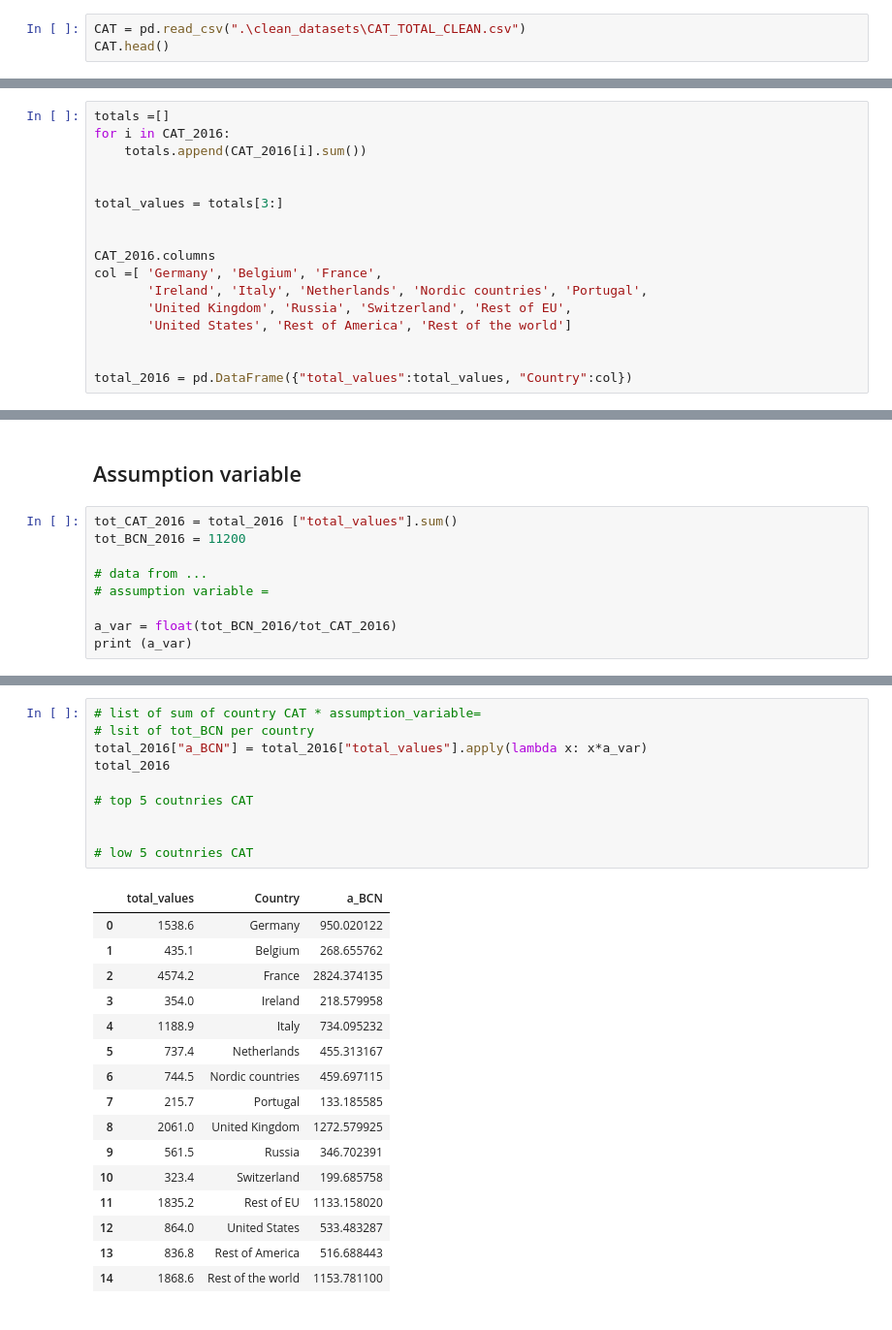
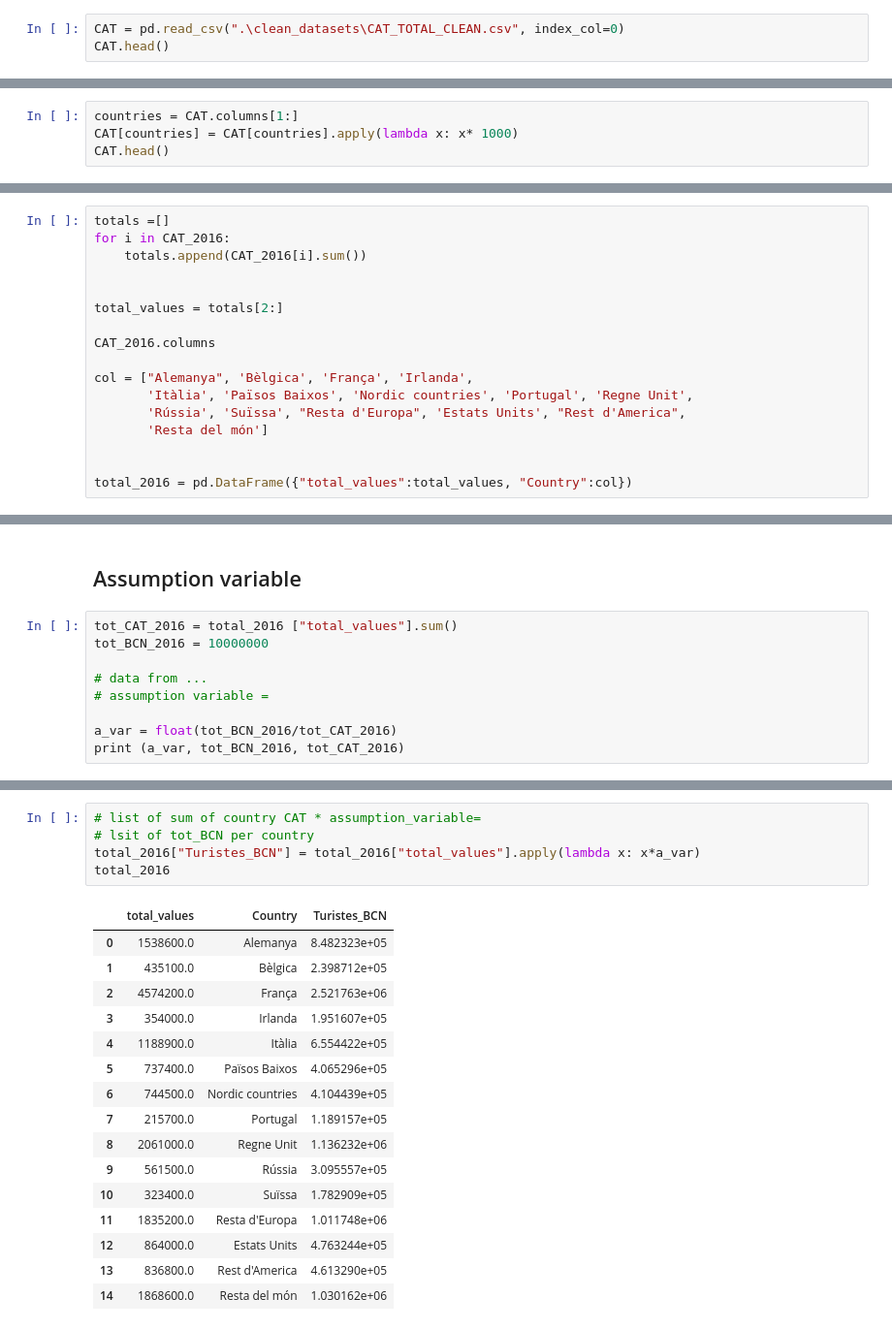
Before and after one commit to FHnt97/Project-Week-2-Barcelona, a Jupyter notebook: your-project/Query 2016.ipynb, the cells around one changed output, grey strips where cells are left out. Shown at 97% size. Saved outputs shown, nothing was run; the diff lists cells and outputs as text.

```diff
--- a/your-project/Query 2016.ipynb
+++ b/your-project/Query 2016.ipynb
@@ -72,6 +82,6 @@ pd.read_sql(query, engine)
 # %% [markdown]
 ###  CAT total 2018
 # %%
-CAT = pd.read_csv(".\clean_datasets\CAT_TOTAL_CLEAN.csv")
+CAT = pd.read_csv(".\clean_datasets\CAT_TOTAL_CLEAN.csv", index_col=0)
 CAT.head()
 # %% [output]
@@ -83,0 +94,4 @@ CAT.head()
+# %%
+countries = CAT.columns[1:]
+CAT[countries] = CAT[countries].apply(lambda x: x* 1000)
+CAT.head()
@@ -93,14 +124,14 @@ for i in CAT_2016:
     totals.append(CAT_2016[i].sum())
 
 
-total_values = totals[3:]
-
+total_values = totals[2:]
 
 CAT_2016.columns
-col =[ 'Germany', 'Belgium', 'France',
-       'Ireland', 'Italy', 'Netherlands', 'Nordic countries', 'Portugal',
-       'United Kingdom', 'Russia', 'Switzerland', 'Rest of EU',
-       'United States', 'Rest of America', 'Rest of the world']
+
+col = ["Alemanya", 'Bèlgica', 'França', 'Irlanda',
+       'Itàlia', 'Països Baixos', 'Nordic countries', 'Portugal', 'Regne Unit',
+       'Rússia', 'Suïssa', "Resta d'Europa", 'Estats Units', "Rest d'America",
+       'Resta del món']
 
 
 total_2016 = pd.DataFrame({"total_values":total_values, "Country":col})
@@ -127,11 +158,11 @@ total_2016.sort_values(by=["total_values"])
 ## Assumption variable
 # %%
 tot_CAT_2016 = total_2016 ["total_values"].sum()
-tot_BCN_2016 = 11200
+tot_BCN_2016 = 10000000
 
 # data from ...
 # assumption variable =
 
 a_var = float(tot_BCN_2016/tot_CAT_2016)
-print (a_var)
+print (a_var, tot_BCN_2016, tot_CAT_2016)
 # %% [output]
@@ -139,28 +170,23 @@ print (a_var)
 # %%
 # list of sum of country CAT * assumption_variable=
 # lsit of tot_BCN per country
-total_2016["a_BCN"] = total_2016["total_values"].apply(lambda x: x*a_var)
+total_2016["Turistes_BCN"] = total_2016["total_values"].apply(lambda x: x*a_var)
 total_2016
-
-# top 5 coutnries CAT
-
-
-# low 5 coutnries CAT
 # %% [output]
-|  | total_values | Country | a_BCN |
-| 0 | 1538.6 | Germany | 950.020122 |
-| 1 | 435.1 | Belgium | 268.655762 |
-| 2 | 4574.2 | France | 2824.374135 |
-| 3 | 354.0 | Ireland | 218.579958 |
-| 4 | 1188.9 | Italy | 734.095232 |
-| 5 | 737.4 | Netherlands | 455.313167 |
-| 6 | 744.5 | Nordic countries | 459.697115 |
-| 7 | 215.7 | Portugal | 133.185585 |
-| 8 | 2061.0 | United Kingdom | 1272.579925 |
-| 9 | 561.5 | Russia | 346.702391 |
-| 10 | 323.4 | Switzerland | 199.685758 |
-| 11 | 1835.2 | Rest of EU | 1133.158020 |
-| 12 | 864.0 | United States | 533.483287 |
-| 13 | 836.8 | Rest of America | 516.688443 |
-| 14 | 1868.6 | Rest of the world | 1153.781100 |
+|  | total_values | Country | Turistes_BCN |
+| 0 | 1538600.0 | Alemanya | 8.482323e+05 |
+| 1 | 435100.0 | Bèlgica | 2.398712e+05 |
+| 2 | 4574200.0 | França | 2.521763e+06 |
+| 3 | 354000.0 | Irlanda | 1.951607e+05 |
+| 4 | 1188900.0 | Itàlia | 6.554422e+05 |
+| 5 | 737400.0 | Països Baixos | 4.065296e+05 |
+| 6 | 744500.0 | Nordic countries | 4.104439e+05 |
+| 7 | 215700.0 | Portugal | 1.189157e+05 |
+| 8 | 2061000.0 | Regne Unit | 1.136232e+06 |
+| 9 | 561500.0 | Rússia | 3.095557e+05 |
+| 10 | 323400.0 | Suïssa | 1.782909e+05 |
+| 11 | 1835200.0 | Resta d'Europa | 1.011748e+06 |
+| 12 | 864000.0 | Estats Units | 4.763244e+05 |
+| 13 | 836800.0 | Rest d'America | 4.613290e+05 |
+| 14 | 1868600.0 | Resta del món | 1.030162e+06 |
 # %%
```
Also changed, not shown: parts of 15 cells of this notebook, 10 other files.
